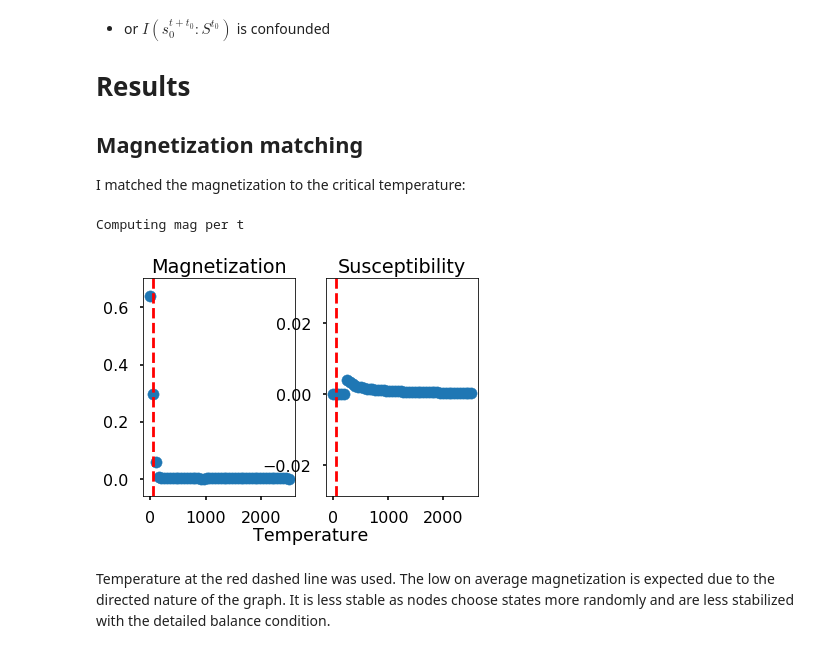
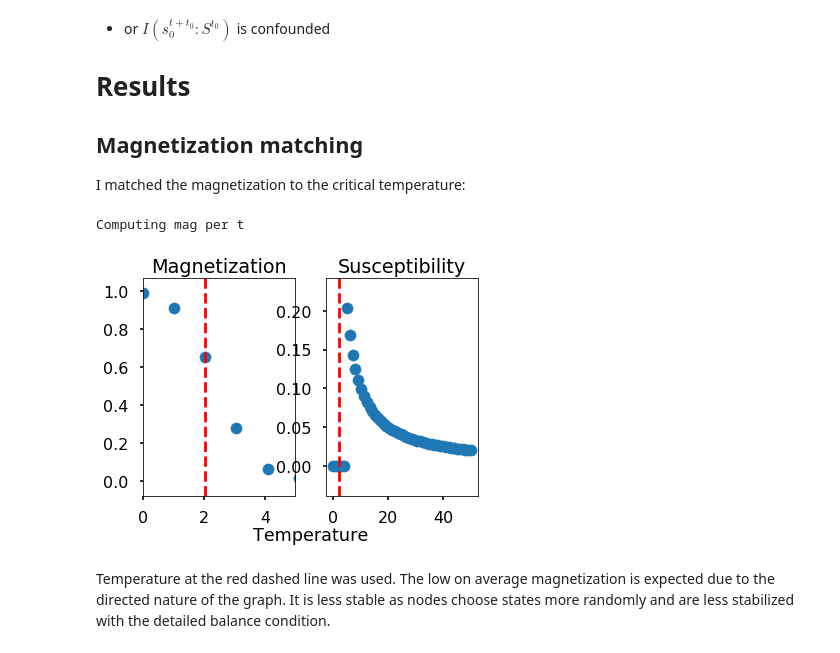
Before and after one commit to cvanelteren/information_impact, a Jupyter notebook: Notebooks/Advanced_example.ipynb, the cells around one changed output. Saved outputs shown, nothing was run; the diff lists cells and outputs as text; code cells hidden in the pictures.

```diff
--- a/Notebooks/Advanced_example.ipynb
+++ b/Notebooks/Advanced_example.ipynb
@@ -61,7 +61,7 @@ I matched the magnetization to the critical temperature:
 from Toolbox import infcy # montecarlo methods
 from Models import fastIsing # models
 # match magnetization over temp range
-temps        = np.linspace(0, graph.number_of_nodes(), 50)
+temps        = np.linspace(0, np.sqrt(graph.number_of_nodes()), 50)
 nSamples     = 100 # int(1e2)
 
 model = fastIsing.Ising(graph)
@@ -74,34 +74,36 @@ mag, sus = model.matchMagnetization(temps, nSamples, burninSamples = 0)
 
 
 MAGRATIO = 0.5
 
 from scipy import ndimage
 sus = ndimage.gaussian_filter1d(sus, 1)
 mag = ndimage.gaussian_filter1d(mag, 1)
 sus[np.isfinite(sus) == 0] = 0 # remove nans
 # idx     = np.argsort(sus)[-5] # get 'max' idx ; second is used
 idx     = (abs(mag.max() * MAGRATIO - mag)).argmin()
 model.t = temps[idx]
 
 # show mag and sus as function of temperature
 fig, ax = plt.subplots(1, 2)
 ax[0].scatter(temps, mag, label = 'Magnetization')
 ax[1].scatter(temps, sus, label = 'Susceptebility')
 ax[0].axvline(temps[idx], color = 'red', linestyle = 'dashed')
 ax[1].axvline(temps[idx], color = 'red', linestyle = 'dashed')
 
 ax[1].set_title('Susceptibility')
 ax[0].set_title('Magnetization')
 mainax = fig.add_subplot(111, frameon = False, \
                          xticks = [],\
                          yticks = [], \
                         )
 
 mainax.set_xlabel('Temperature', labelpad = 30)
+
+ax[0].set_xlim(0, 5)
 fig.show()
 # %% [output]
 Computing mag per t
-[figure, old version]
+[figure, new version]
 # %% [markdown]
 Temperature at the red dashed line was used. The low on average magnetization is expected due to the directed nature of the graph. It is less stable as nodes choose states more randomly and are less stabilized with the detailed balance condition.
 # %% [markdown]
```
Also changed, not shown: 9 other files.
